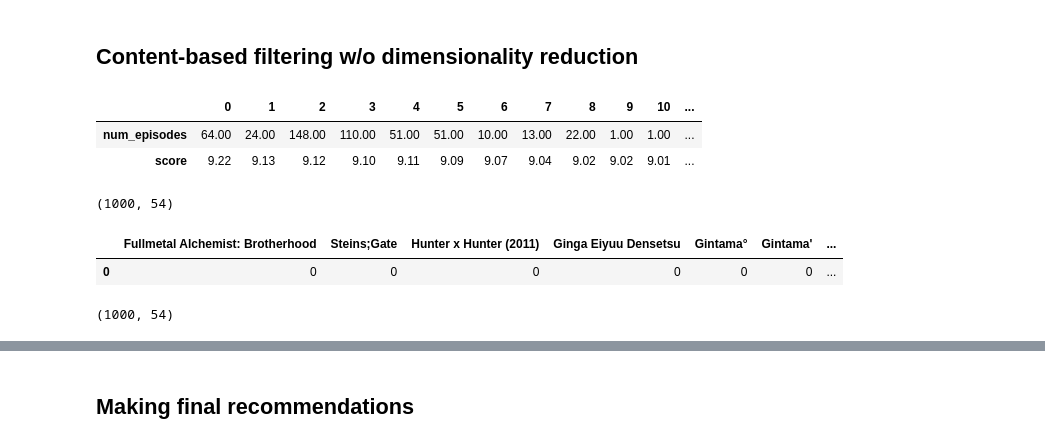
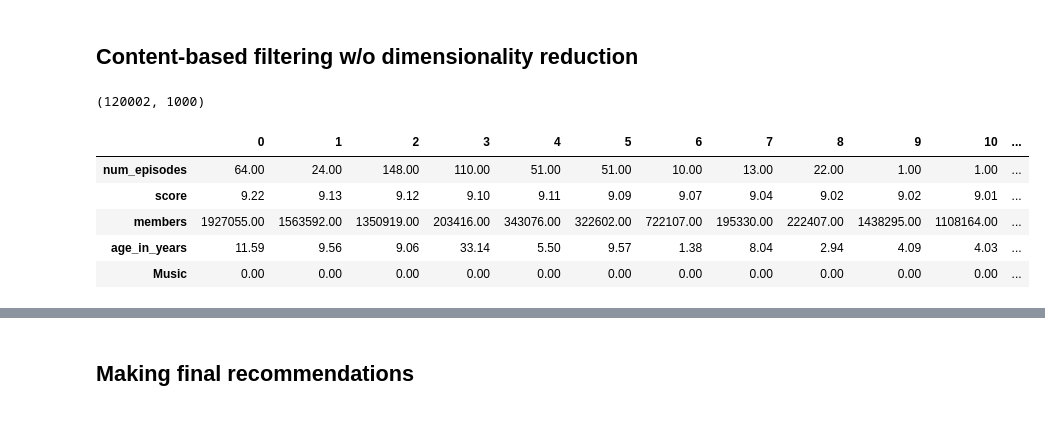
Before and after one commit to binh748/anime-recommender, a Jupyter notebook: notebooks/building_recommender.ipynb, the cells around one changed output, grey strips where cells are left out. Cells and saved outputs as stored; diff of their text form; code cells hidden in the pictures.

```diff
--- a/notebooks/building_recommender.ipynb
+++ b/notebooks/building_recommender.ipynb
@@ -32,6 +32,15 @@ pd.options.display.float_format = '{:.2f}'.format
 # %%
 with open(f'../pickles/user_score_df_complete.pkl', 'rb') as read_file:
     user_score_df = pickle.load(read_file)
+# %%
+with open(f'../pickles/user_score_df_binh_ryan.pkl', 'rb') as f:
+    user_score_df_binh_ryan = pickle.load(f)
+# %%
+with open(f'../pickles/user_anime_history_df_binh_ryan.pkl', 'rb') as f:
+    user_anime_history_df_binh_ryan = pickle.load(f)
+# %%
+with open(f'../pickles/user_score_df_complete.pkl', 'rb') as read_file:
+    user_score_df = pickle.load(read_file)
 # %%
 # Save 1,000 anime titles in a list for reference
 anime_titles = user_score_df.drop(columns=['user_id', 'animelist_url']).columns.to_list()
@@ -406,22 +435,16 @@ with open('../pickles/user_anime_history_df.pkl', 'rb') as read_file:
     user_anime_history_df = pickle.load(read_file)
 # %%
 user_anime_history_df_core = user_anime_history_df.drop(columns=['user_id', 'animelist_url'])
+# %%
+user_anime_history_df_core.shape
+# %% [output]
+(120002, 1000)
 # %%
-top_anime_df_core.T.head(2)
+top_anime_df_core.T.head()
 # %% [output]
 |  | 0 | 1 | 2 | 3 | 4 | 5 | 6 | 7 | 8 | 9 | 10 | ... |
 | num_episodes | 64.00 | 24.00 | 148.00 | 110.00 | 51.00 | 51.00 | 10.00 | 13.00 | 22.00 | 1.00 | 1.00 | ... |
 | score | 9.22 | 9.13 | 9.12 | 9.10 | 9.11 | 9.09 | 9.07 | 9.04 | 9.02 | 9.02 | 9.01 | ... |
+| members | 1927055.00 | 1563592.00 | 1350919.00 | 203416.00 | 343076.00 | 322602.00 | 722107.00 | 195330.00 | 222407.00 | 1438295.00 | 1108164.00 | ... |
+| age_in_years | 11.59 | 9.56 | 9.06 | 33.14 | 5.50 | 9.57 | 1.38 | 8.04 | 2.94 | 4.09 | 4.03 | ... |
+| Music | 0.00 | 0.00 | 0.00 | 0.00 | 0.00 | 0.00 | 0.00 | 0.00 | 0.00 | 0.00 | 0.00 | ... |
-# %%
-top_anime_df_core.shape
-# %% [output]
-(1000, 54)
-# %%
-user_anime_history_df_core.head(1)
-# %% [output]
-|  | Fullmetal Alchemist: Brotherhood | Steins;Gate | Hunter x Hunter (2011) | Ginga Eiyuu Densetsu | Gintama° | Gintama' | ... |
-| 0 | 0 | 0 | 0 | 0 | 0 | 0 | ... |
-# %%
-top_anime_df_core.shape
-# %% [output]
-(1000, 54)
```
Also changed, not shown: parts of 27 cells of this notebook, 5 other files.
